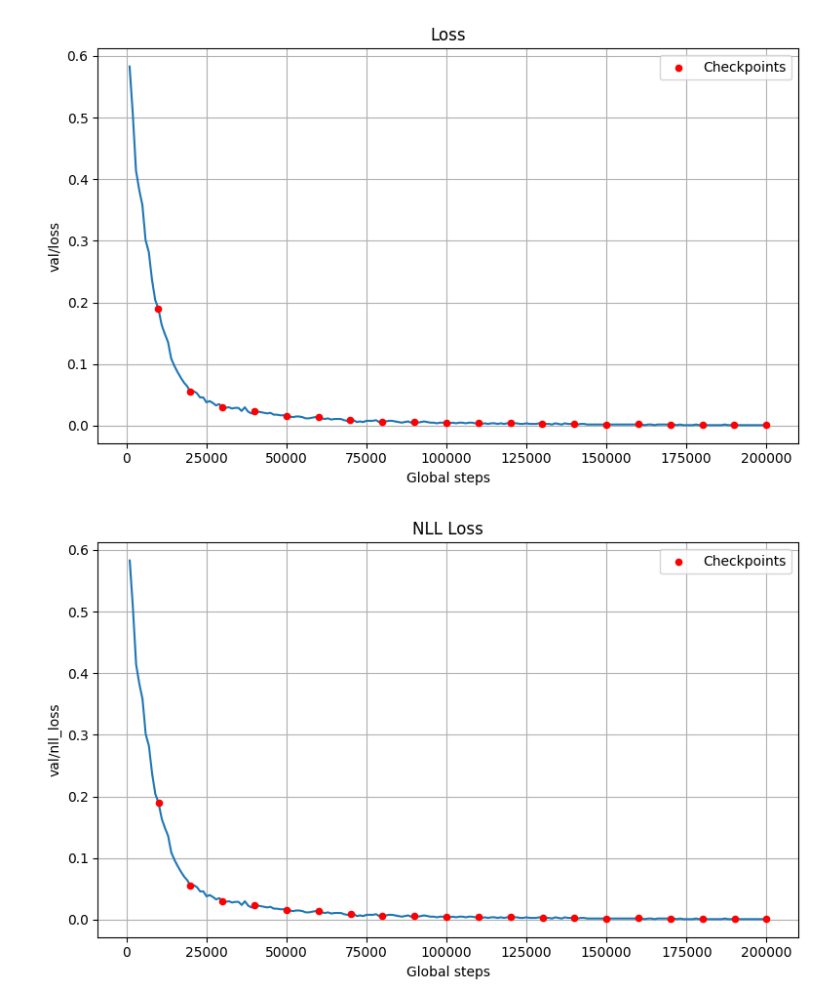
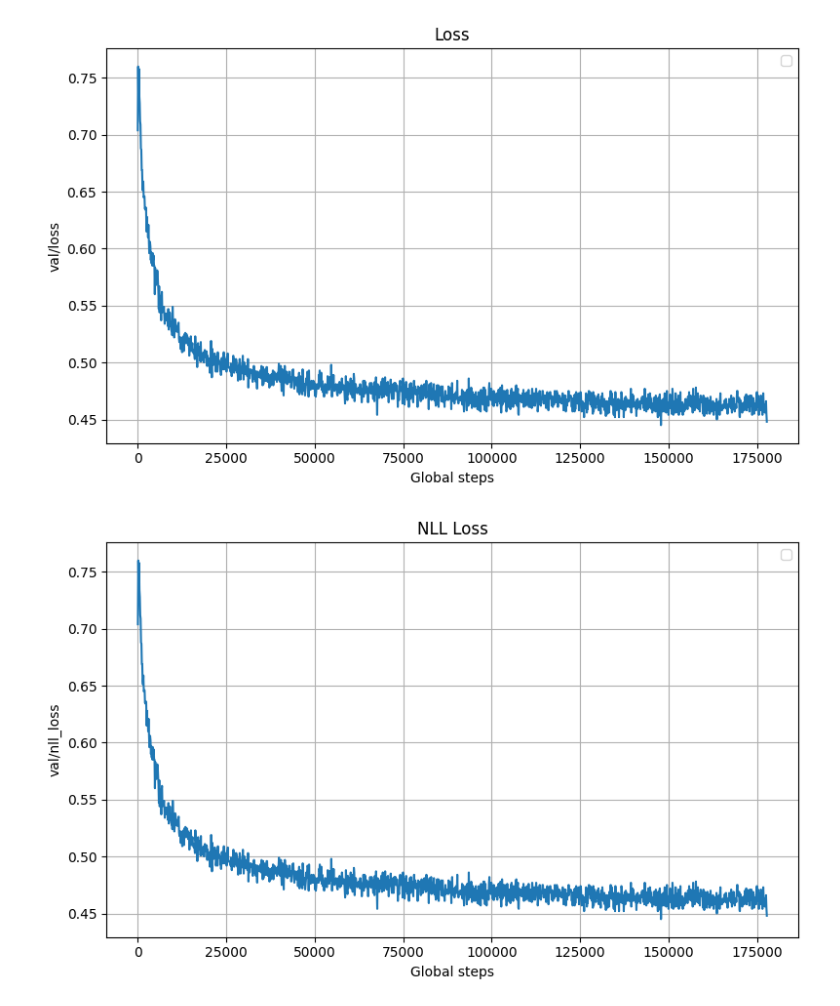
Before and after one commit to soldatmat/dplm, a Jupyter notebook: plot/dplm_plot.ipynb, the cells around one changed output. Drawn from its saved outputs; the diff is of its cells as text; code cells hidden in the pictures.

```diff
--- a/plot/dplm_plot.ipynb
+++ b/plot/dplm_plot.ipynb
@@ -411 +6,12 @@ log = """
+# %%
+log_file = "/Volumes/data/Users/Matous/terpene_synthases/output/dplm/training/TPS_dplm_150m_class_mini_first_cyclization_run_02/train.log"
+
+with open(log_file) as f:
+    raw = f.read()
+
+relevant_lines = [
+    line for line in raw.splitlines()
+    if re.search(r"\[byprot\.tasks\]\[INFO\].*Validation Info @", line)
+]
+log = "\n".join(relevant_lines)
 # %%
@@ -526,21 +155,21 @@ plt.show()
 # %%
 plt.figure(figsize=(8, 5))
 plt.plot(global_steps, losses, marker="")
-plt.scatter(checkpoints, [losses[global_steps.index(cp)] for cp in checkpoints], color="red", s=20, zorder=5, label="Checkpoints")
+#plt.scatter(checkpoints, [losses[global_steps.index(cp)] for cp in checkpoints], color="red", s=20, zorder=5, label="Checkpoints")
 plt.legend()
 plt.xlabel("Global steps")
 plt.ylabel("val/loss")
 plt.title("Loss")
 plt.grid(True)
 plt.tight_layout()
 plt.savefig(f"{save_to}/loss_global_steps.png")
 plt.show()
 # %% [output]
-[figure, old version]
+[figure, new version]
 # %%
 plt.figure(figsize=(8, 5))
 plt.plot(global_steps, nll_loss, marker="")
-plt.scatter(checkpoints, [nll_loss[global_steps.index(cp)] for cp in checkpoints], color="red", s=20, zorder=5, label="Checkpoints")
+#plt.scatter(checkpoints, [nll_loss[global_steps.index(cp)] for cp in checkpoints], color="red", s=20, zorder=5, label="Checkpoints")
 plt.legend()
 plt.xlabel("Global steps")
 plt.ylabel("val/nll_loss")
@@ -550,7 +179,7 @@ plt.tight_layout()
 plt.savefig(f"{save_to}/NLL_loss_global_steps.png")
 plt.show()
 # %% [output]
-[figure, old version]
+[figure, new version]
 # %%
 plt.figure(figsize=(8, 5))
 plt.plot(global_steps, ppl, marker="")
```
Also changed, not shown: parts of 12 cells of this notebook, 1 other file.
